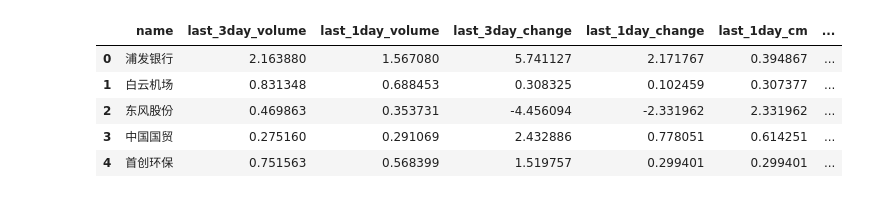
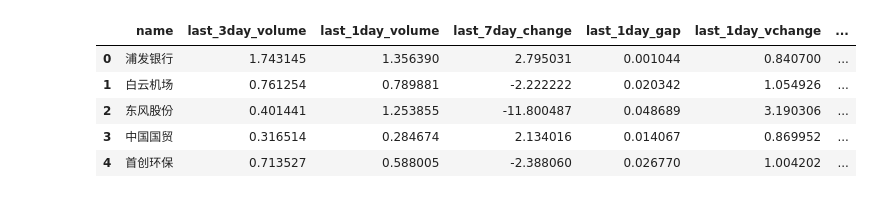
Before and after one commit to txdas/biotech, a Jupyter notebook: notebook/stock/akshare_pred.ipynb, the cells around one changed output. Saved outputs shown, nothing was run; the diff lists cells and outputs as text; code cells hidden in the pictures.

```diff
--- a/notebook/stock/akshare_pred.ipynb
+++ b/notebook/stock/akshare_pred.ipynb
@@ -2,68 +2,89 @@
 import pandas as pd
 import tqdm
 import datetime
-df = pd.read_csv("./daily/stock_2024-12-24.csv")
+df = pd.read_csv("./daily/stock_2024-12-26.csv")
 cdf = pd.read_csv("stock_today.csv")
-fdf = pd.read_csv("./daily/stock_fund_2024-12-25.csv")
+fdf = pd.read_csv("./daily/stock_fund_2024-12-26.csv")
+cfdf = pd.read_csv("stock_fund_today.csv")
+fdf = pd.concat([fdf,cfdf])
 df = pd.concat([df,cdf])
 df = df.merge(fdf)
 
-def make_record(g,date):
-    g = g[g["date"]<date]
-    g = g.sort_values(by="date",ascending=False)[:10]
+
+def make_record(g):
     if g.shape[0]>=10:
-        # print(g.shape)
         name = g.iloc[0]["name"]
         last_1day, last_3_days, last_7days = g.iloc[0], g.iloc[1:3], g.iloc[5:]
         last_7day_volume = last_7days.volume.mean()
         last_3day_volume = last_3_days.volume.mean()/last_7day_volume
         last_1day_volume = last_1day.volume/last_7day_volume
-        last_3day_change = g.iloc[1].close/g.iloc[3].close
+        last_3day_vchange = g.iloc[2].volume/g.iloc[1].volume
+        last_2day_vchange = g.iloc[1].volume/g.iloc[2].volume
+        last_1day_vchange = last_1day.volume/g.iloc[1].volume
+        last_1day_gap = (g.close.max()-g.iloc[0].close)/last_7days.close.mean()
+        last_7day_change = g.iloc[3].close/g.iloc[-1].close
+        last_3day_change = g.iloc[2].close/g.iloc[3].close
+        last_2day_change = g.iloc[1].close/g.iloc[2].close
         last_1day_change = g.iloc[0].close/g.iloc[1].close
         last_1day_cc = (last_1day.close/last_1day.open-1)*100
         last_1day_cm = ((last_1day.high-last_1day.close)/g.iloc[1].close)*100
         last_1day_cl = ((last_1day.close-last_1day.low)/g.iloc[1].close)*100
         last_1day_amp = ((last_1day.high-last_1day.low)/g.iloc[1].close)*100
         # print(g.iloc[0].volume,last_7day_volume,g.iloc[0])
+        last_7day_change = (last_7day_change-1)*100
         last_3day_change = (last_3day_change-1)*100
         last_1day_change = (last_1day_change-1)*100
         return {"name":name,"last_3day_volume":last_3day_volume,"last_1day_volume":last_1day_volume,
-                        "last_3day_change":last_3day_change,"last_1day_change":last_1day_change,"last_1day_cm":last_1day_cm,
-                        "last_1day_cc":last_1day_cc,"last_1day_cl":last_1day_cl,"last_1day_amp":last_1day_amp,
-                        "main_amount":g.iloc[0]["main_amount"], "main_percent":g.iloc[0]["main_percent"]}
+                "last_7day_change":last_7day_change,"last_1day_gap":last_1day_gap,"last_1day_vchange":last_1day_vchange,"last_2day_vchange":last_2day_vchange,"last_3day_vchange":last_3day_vchange,"last_3day_change":last_3day_change,"last_2day_change":last_2day_change,"last_1day_change":last_1day_change,"last_1day_cm":last_1day_cm,
+                "last_1day_cc":last_1day_cc,"last_1day_cl":last_1day_cl,"last_1day_amp":last_1day_amp,
+                "main_amount":g.iloc[0]["main_amount"], "main_percent":g.iloc[0]["main_percent"]}
 
-def make_data(df,cdate,flag=True):
+
+def make_data(df,cdates,flag=True):
     records = []
-    for k,g in tqdm.tqdm(df.groupby("code"),desc=f"processing date[{cdate}]"):
-        record = make_record(g,cdate)
-        if record:
-            record["date"]=cdate
-            record["code"]=k
-            if flag:
-                cg,pg = g[g.date==cdate],g[g.date<cdate].sort_values("date",ascending=False)
-                if cg.shape[0]>0 and pg.shape[0]>0:
-                    change = cg.iloc[0].close/pg.iloc[0].close
-                    change = (change-1)*100
-                    record["change"]=change
+    for k,g in tqdm.tqdm(df.sort_values(by="date",ascending=False).groupby("code"),
+                         desc=f"processing date[{cdates[0]}--{cdates[-1]}]"):
+        for cdate in cdates:
+            pg = g[g.date<cdate][:10]
+            record = make_record(pg)
+            if record:
+                record["date"]=cdate
+                record["code"]=k
+                if flag:
+                    cg = g[g.date==cdate]
+                    if cg.shape[0]>0 and pg.shape[0]>0:
+                        change = cg.iloc[0].close/pg.iloc[0].close
+                        change = (change-1)*100
+                        if change>10:
+                            change = 10
+                        elif change<-10:
+                            change = -10
+                        record["change"]=change/10
+                        records.append(record)
+                else:
                     records.append(record)
-            else:
-                records.append(record)
         # break
 
     return pd.DataFrame(records)
 
-lst = []
-hdts, cdt =("2024-12-23","2024-12-24","2024-12-25"),"2024-12-26"
-for dt in hdts:
-    tdf = make_data(df,dt)
-    lst.append(tdf)
-padf = pd.concat(lst)
-cadf = make_data(df,cdt,False)
+def get_dates(cdt, days=3):
+    ctm = datetime.datetime.strptime(cdt,"%Y-%m-%d")
+    dts = []
+    for i in range(1, days+3):
+        delta = datetime.timedelta(days=-i)
+        ttm = ctm+delta
+        if ttm.weekday() <5:
+            dts.append(ttm.strftime("%Y-%m-%d"))
+    return dts[:days]
+
+cdt,lst = "2024-12-27", []
+padf = tdf = make_data(df,get_dates(cdt,days=3),True)
+cadf = make_data(df,[cdt],True)
 cadf.head()
 # %% [output]
-|  | name | last_3day_volume | last_1day_volume | last_3day_change | last_1day_change | last_1day_cm | ... |
-| 0 | 浦发银行 | 2.163880 | 1.567080 | 5.741127 | 2.171767 | 0.394867 | ... |
-| 1 | 白云机场 | 0.831348 | 0.688453 | 0.308325 | 0.102459 | 0.307377 | ... |
-| 2 | 东风股份 | 0.469863 | 0.353731 | -4.456094 | -2.331962 | 2.331962 | ... |
-| 3 | 中国国贸 | 0.275160 | 0.291069 | 2.432886 | 0.778051 | 0.614251 | ... |
-| 4 | 首创环保 | 0.751563 | 0.568399 | 1.519757 | 0.299401 | 0.299401 | ... |
+|  | name | last_3day_volume | last_1day_volume | last_7day_change | last_1day_gap | last_1day_vchange | ... |
+| 0 | 浦发银行 | 1.743145 | 1.356390 | 2.795031 | 0.001044 | 0.840700 | ... |
+| 1 | 白云机场 | 0.761254 | 0.789881 | -2.222222 | 0.020342 | 1.054926 | ... |
+| 2 | 东风股份 | 0.401441 | 1.253855 | -11.800487 | 0.048689 | 3.190306 | ... |
+| 3 | 中国国贸 | 0.316514 | 0.284674 | 2.134016 | 0.014067 | 0.869952 | ... |
+| 4 | 首创环保 | 0.713527 | 0.588005 | -2.388060 | 0.026770 | 1.004202 | ... |
```
Also changed, not shown: parts of 6 cells of this notebook, 16 other files.
